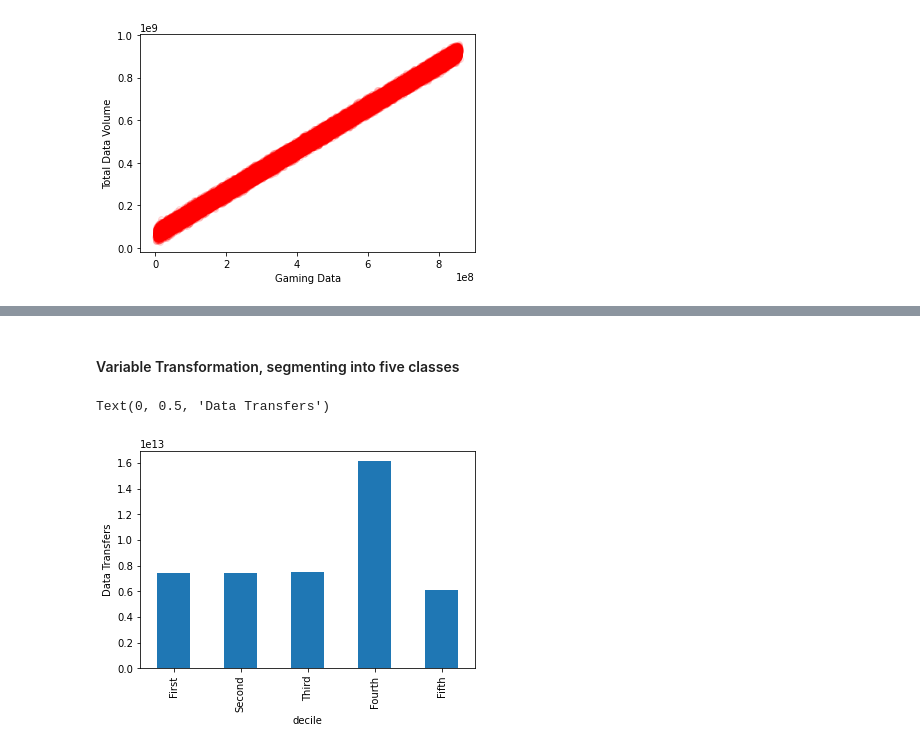
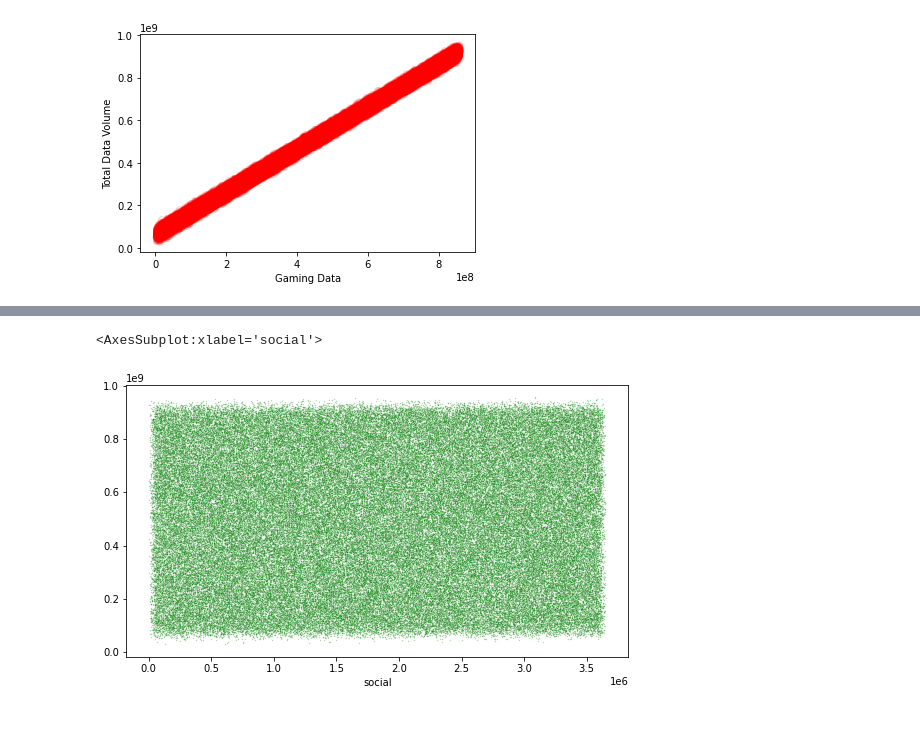
Before and after one commit to Ammon21/Telecom-Analysis, a Jupyter notebook: Notebooks/User_Overview 1.2.ipynb, the cells around one changed output, grey strips where cells are left out. Saved outputs shown, nothing was run; the diff lists cells and outputs as text; code cells hidden in the pictures; blank space fills up the shorter version.

```diff
--- a/Notebooks/User_Overview 1.2.ipynb
+++ b/Notebooks/User_Overview 1.2.ipynb
@@ -232,12 +198,6 @@ III) There is negative corelation between google and email which is -0.0004, tho
-# %% [markdown]
-#### Variable Transformation, segmenting into five classes
-# %%
-relevant_data['totaldata']=sum_column
-
-relevant_data['decile'] = pd.qcut(relevant_data['dur'],10,duplicates='drop')
-ax=relevant_data.groupby('decile')['totaldata'].sum().head(5).plot(kind='bar',xticks=[0,1,2,3,4])
-ax.set_xticklabels(['First','Second','Third','Fourth','Fifth'])
-ax.set_ylabel('Data Durations')
-# %% [output]
-Text(0, 0.5, 'Data Transfers')
-[figure, removed]
+# %%
+plt.figure(figsize=(9, 5))
+sns.scatterplot(data = relevant_data, x='social', y=sum_column, s=2, alpha=0.3, color='green')
+# %% [output]
+<AxesSubplot:xlabel='social'>
+[figure, added]
```
Also changed, not shown: parts of 37 cells of this notebook.
